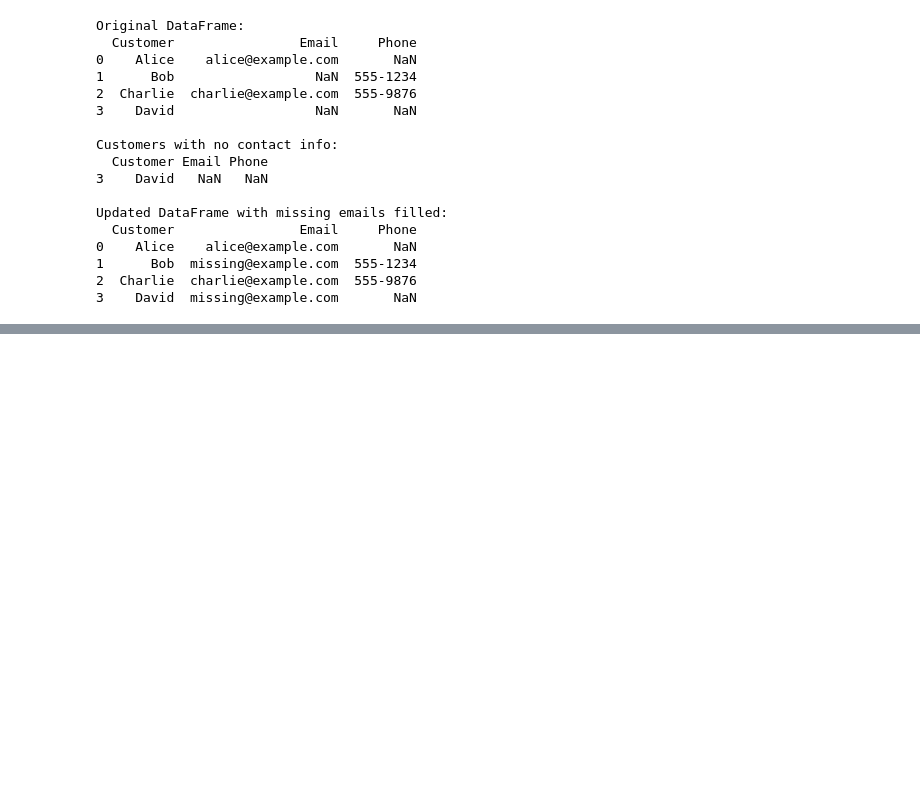
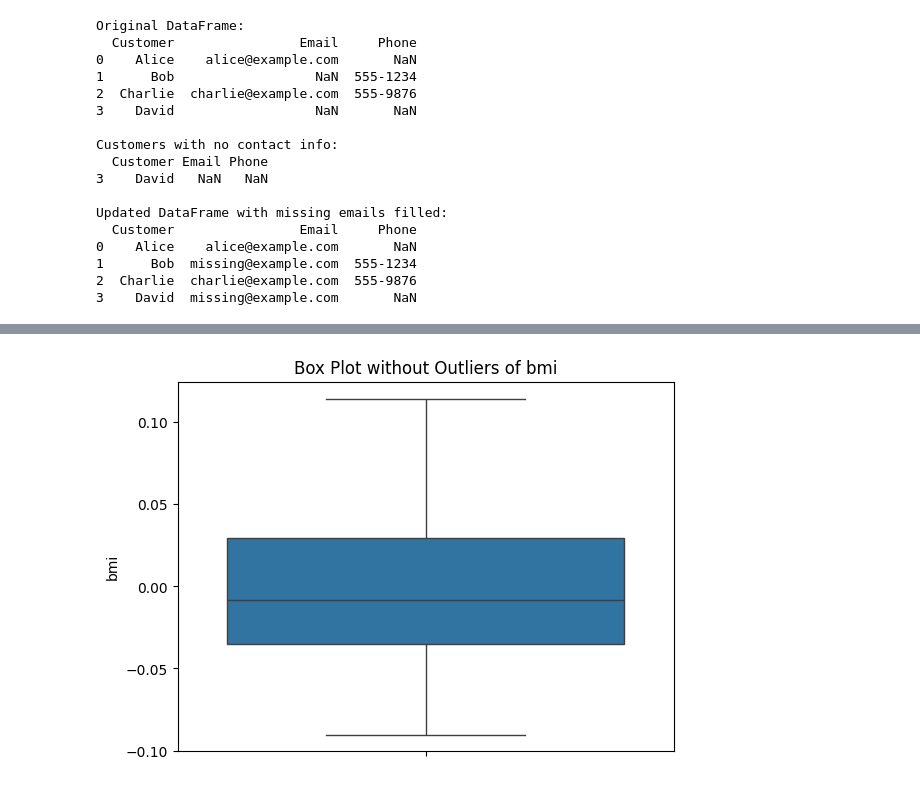
Before and after one commit to dhavalvalaa/Ai_Ml_QB, a Jupyter notebook: pandas/20_06/missing_data_exercises.ipynb, the cells around one changed output, grey strips where cells are left out. Saved outputs shown, nothing was run; the diff lists cells and outputs as text; code cells hidden in the pictures; blank space fills up the shorter version.

```diff
--- a/pandas/20_06/missing_data_exercises.ipynb
+++ b/pandas/20_06/missing_data_exercises.ipynb
@@ -339,0 +323,8 @@ Updated DataFrame with missing emails filled:
+# %%
+df.rename(columns={
+    "Customer" : "A",
+    'Email':'B',
+    'Phone': 'C'
+}, inplace=True)
+df
+print(df.query("A == A and B ==B and C == C"))
@@ -339,0 +359,15 @@ Updated DataFrame with missing emails filled:
+# %%
+def removal_box_plot(df, column, threshold):
+    removed_outliers = df[df[column] <= threshold]
+
+    sns.boxplot(removed_outliers[column])
+    plt.title(f'Box Plot without Outliers of {column}')
+    plt.show()
+    return removed_outliers
+
+
+threshold_value = 0.12
+
+no_outliers = removal_box_plot(df_diabetics, 'bmi', threshold_value)
+# %% [output]
+[figure, added]
```
Also changed, not shown: parts of 18 cells of this notebook.
